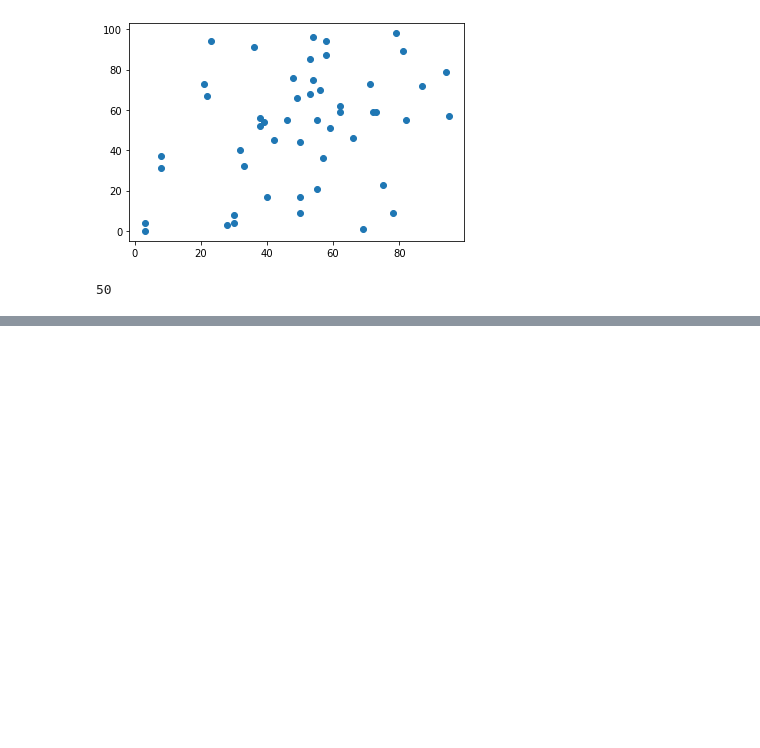
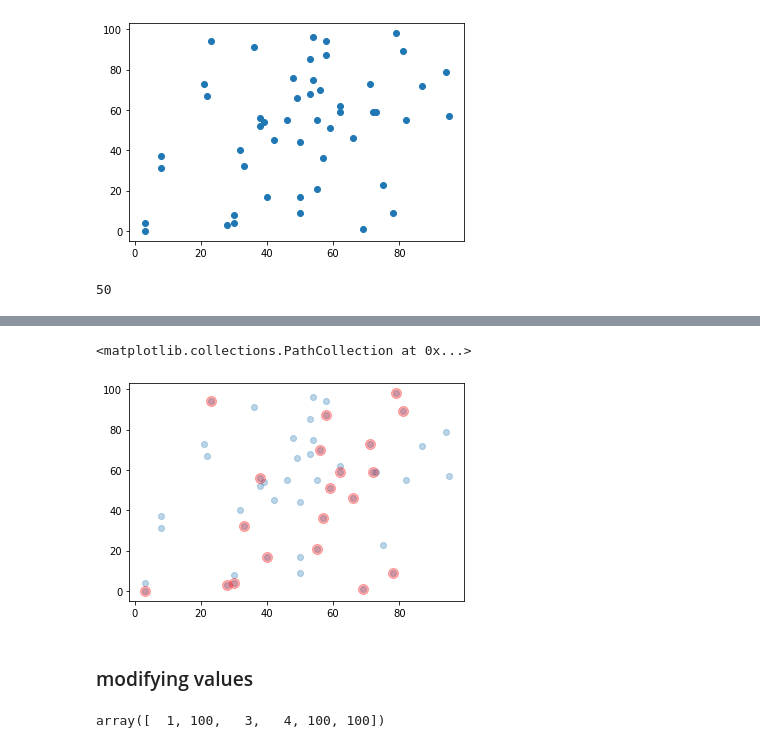
Before and after one commit to WilderGitHub/MCD, a Jupyter notebook: I. 01 Introducción Ciencia de Datos/EstamosPracticandoPalExamen.ipynb, the cells around one changed output, grey strips where cells are left out. Cells and saved outputs as stored; diff of their text form; code cells hidden in the pictures; blank space fills up the shorter version.

```diff
--- a/I. 01 Introducción Ciencia de Datos/EstamosPracticandoPalExamen.ipynb
+++ b/I. 01 Introducción Ciencia de Datos/EstamosPracticandoPalExamen.ipynb
@@ -637,4 +639,16 @@ array([30, 12,  6, 41, 46, 20,  4, 38, 45,  5,  9, 26, 32, 47, 16,  0, 13,
 # %%
-#paginia 82
-plt.scatter(U[:,0],U[:,1])
-plt.scatter(U[indexes],U[:,1])
+seleccion=U[indexes]
+plt.scatter(U[:,0],U[:,1],alpha=.3)
+plt.scatter(seleccion[:,0],seleccion[:,1],color='red',s=100,alpha=.3)
+# %% [output]
+<matplotlib.collections.PathCollection at 0x...>
+[figure, added]
+# %% [markdown]
+### modifying values
+# %%
+e = np.array([1,2,3,4,5,6])
+i = np.array([1,4,5])
+e[i]=100
+e
+# %% [output]
+array([  1, 100,   3,   4, 100, 100])
```
Also changed, not shown: parts of 7 cells of this notebook.
